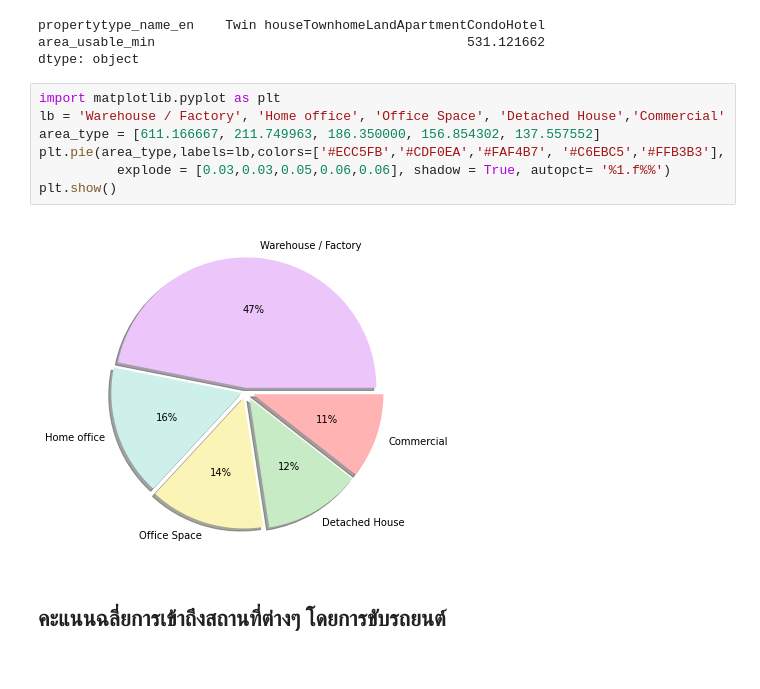
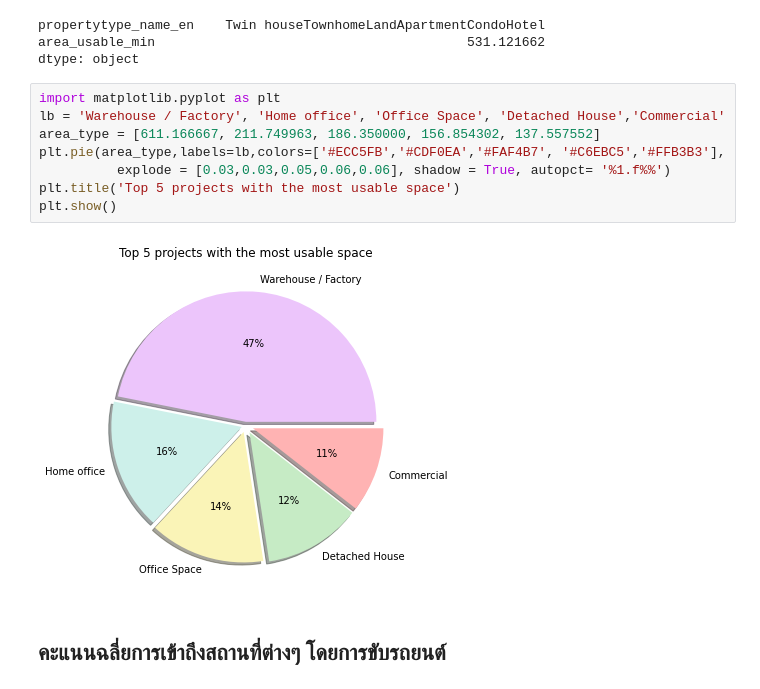
Before and after one commit to supatsara2002/BasicProg_DataViz65, a Jupyter notebook: Project.ipynb, the cells around one changed output. Saved outputs shown, nothing was run; the diff lists cells and outputs as text.

```diff
--- a/Project.ipynb
+++ b/Project.ipynb
@@ -949,12 +954,13 @@ dtype: object
 # %%
 import matplotlib.pyplot as plt
 lb = 'Warehouse / Factory', 'Home office', 'Office Space', 'Detached House','Commercial'
 area_type = [611.166667, 211.749963, 186.350000, 156.854302, 137.557552]
 plt.pie(area_type,labels=lb,colors=['#ECC5FB','#CDF0EA','#FAF4B7', '#C6EBC5','#FFB3B3'],
           explode = [0.03,0.03,0.05,0.06,0.06], shadow = True, autopct= '%1.f%%')
+plt.title('Top 5 projects with the most usable space')
 plt.show()
 # %% [output]
-[figure, old version]
+[figure, new version]
 # %% [markdown]
 ## คะแนนฉลี่ยการเข้าถึงสถานที่ต่างๆ โดยการขับรถยนต์
 # %%
```
Also changed, not shown: parts of 6 cells of this notebook.
